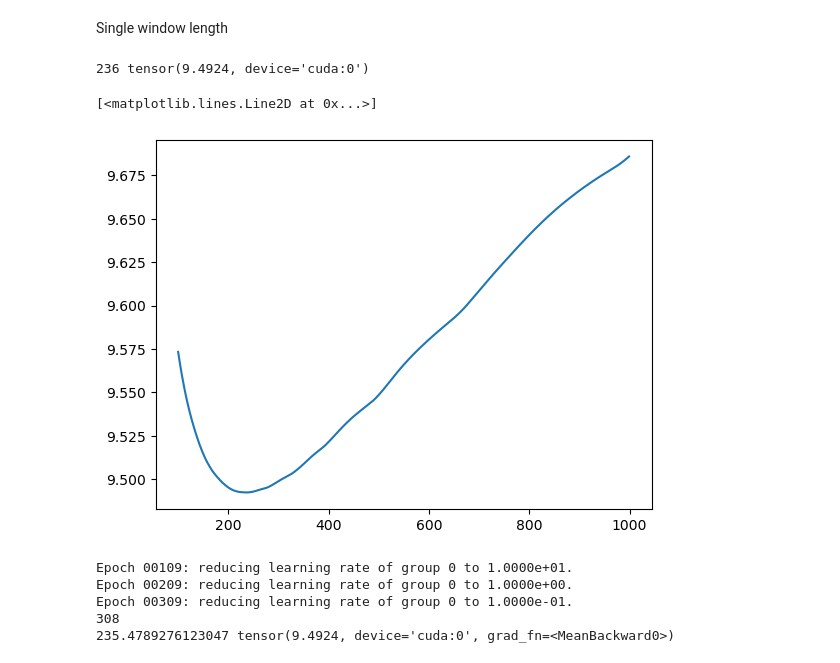
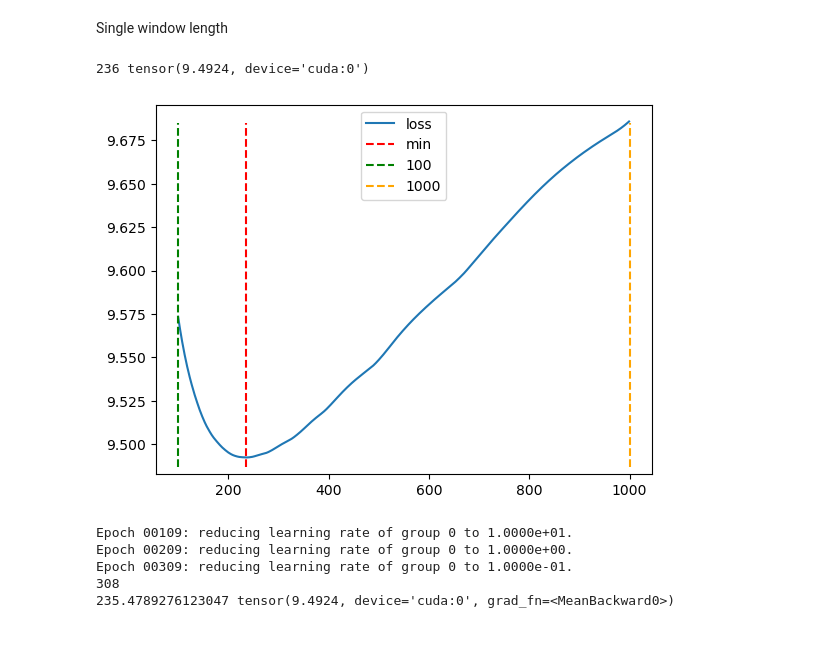
Before and after one commit to maxime-leiber/dstft, a Jupyter notebook: notebooks/2_tf_varying_window_length.ipynb, the cells around one changed output. Drawn from its saved outputs; the diff is of its cells as text; code cells hidden in the pictures.

```diff
--- a/notebooks/2_tf_varying_window_length.ipynb
+++ b/notebooks/2_tf_varying_window_length.ipynb
@@ -22,5 +43,5 @@ dstft.print(spec, weights=False, wins=False, bar=True)
 # %%
-dstft = FDSTFT(x, win_length=100, support=1_000, stride=100, win_requires_grad=False, stride_requires_grad=False, win_p=None, stride_p=None)
+dstft = FDSTFT(x, win_length=1_000, support=1_000, stride=50, win_requires_grad=False, stride_requires_grad=False, win_p=None, stride_p=None)
 spec, stft, real, imag, phase = dstft(x)
 dstft.print(spec, weights=False, wins=False, bar=True)
 # %% [output]
@@ -28,4 +48,0 @@ dstft.print(spec, weights=False, wins=False, bar=True)
-# %%
-dstft = FDSTFT(x, win_length=1_000, support=1_000, stride=100, win_requires_grad=False, stride_requires_grad=False, win_p=None, stride_p=None)
-spec, stft, real, imag, phase = dstft(x)
-dstft.print(spec, weights=False, wins=False, bar=True)
@@ -36,25 +51,29 @@ Single window length
 # %%
 losses = []
 min_err = 100
 min_win = 0
 
 for win_length in range(100, 1000, 1):
     dstft = FDSTFT(x, win_length=win_length, support=1_000, stride=50, win_requires_grad=False, stride_requires_grad=False, win_p=None, stride_p=None)
     spec, *_ = dstft(x)
     err = entropy_loss(spec)
 
     if err < min_err:
         min_err = err
         min_win = win_length
     losses.append(err.cpu())
 
 print(min_win, min_err)
-import matplotlib.pyplot as plt
-plt.plot(range(100, 1000, 1), losses)
+
+plt.plot(range(100, 1000, 1), losses, label='loss')
+plt.axvline(x=min_win, ymin=0.02, ymax=0.95,  color='red', linestyle ='--', label='min')
+plt.axvline(x=100, ymin=0.02, ymax=0.95,  color='green', linestyle ='--', label='100')
+plt.axvline(x=1000, ymin=0.02, ymax=0.95,  color='orange', linestyle ='--', label='1000')
+plt.legend(loc='upper center')
+plt.show()
 # %% [output]
 236 tensor(9.4924, device='cuda:0')
-[<matplotlib.lines.Line2D at 0x...>]
-[figure, old version]
+[figure, new version]
 # %%
 dstft = FDSTFT(x, win_length=577, support=1_000, stride=50, win_requires_grad=True, stride_requires_grad=False, win_p=None, stride_p=None)
 params = [{'params': dstft.win_length,    'lr': 100.0}, ]
```
Also changed, not shown: parts of 8 cells of this notebook, 19 other files.
